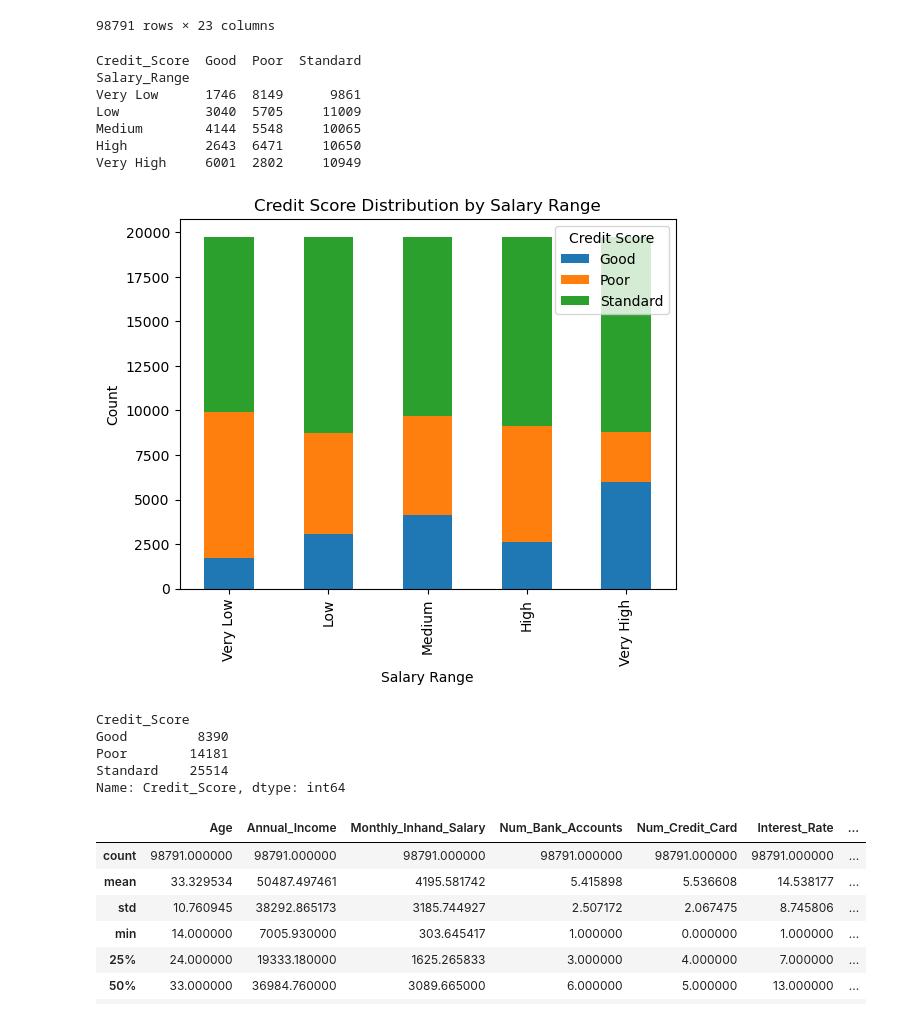
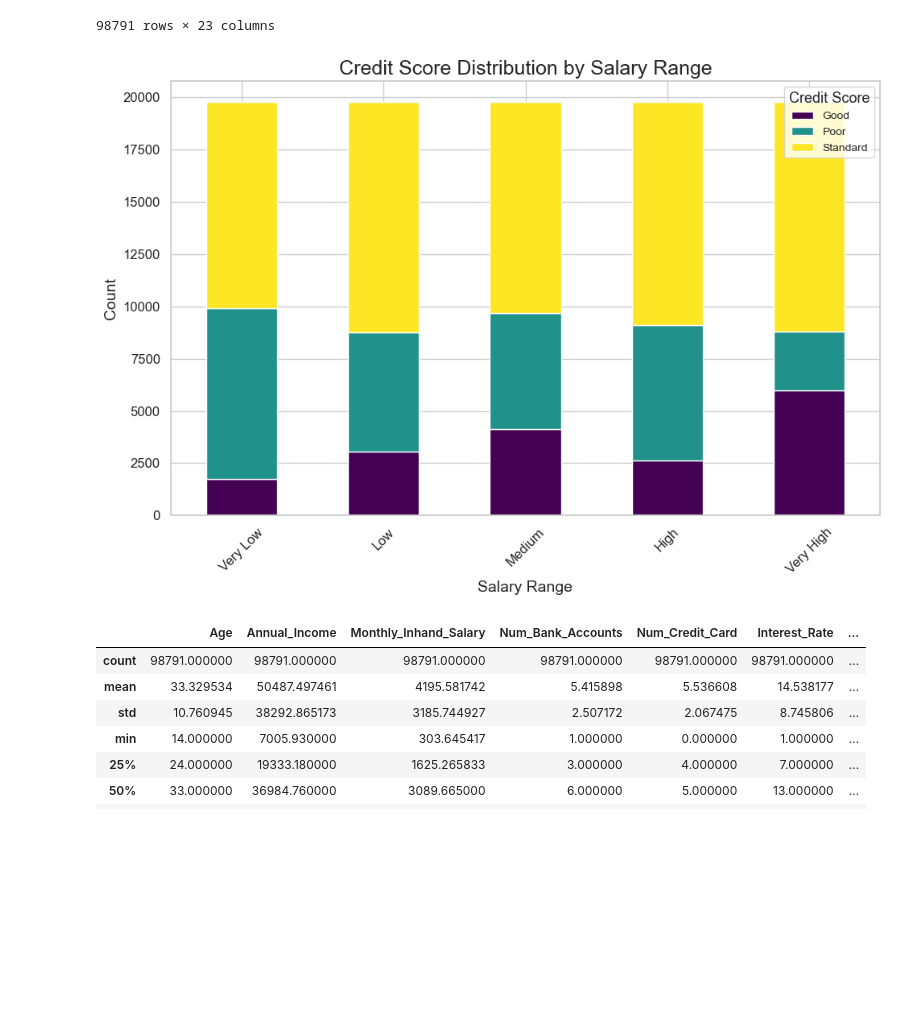
Before and after one commit to gamuhrai/Project-4-Credit-Worthiness, a Jupyter notebook: Credit-Score.ipynb, the cells around one changed output. Saved outputs shown, nothing was run; the diff lists cells and outputs as text; code cells hidden in the pictures; blank space fills up the shorter version.

Commit message:
Credit_Score.ipynb

```diff
--- a/Credit-Score.ipynb
+++ b/Credit-Score.ipynb
@@ -224,22 +217,31 @@ df1
 | 99999 | 25.0 | 39628.99 | 3359.415833 | 4.0 | 6.0 | 7.0 | ... |
 98791 rows × 23 columns
 # %%
-pivot_table = pd.pivot_table(df1, values='Annual_Income', index='Salary_Range', columns='Credit_Score', aggfunc='count', fill_value=0)
+pivot_table = pd.pivot_table(df1, values='Annual_Income', index='Salary_Range',
+                             columns='Credit_Score', aggfunc='count', fill_value=0)
 
-print(pivot_table)
-#Plot a bar graph
-pivot_table.plot(kind='bar', stacked=True)
-plt.title('Credit Score Distribution by Salary Range')
-plt.xlabel('Salary Range')
-plt.ylabel('Count')
-plt.legend(title='Credit Score')
+# Use Seaborn to set the aesthetics for better appearance
+sns.set_theme(style="whitegrid")
+
+# Plot a bar graph with better aesthetics
+ax = pivot_table.plot(kind='bar', stacked=True, figsize=(10, 7), colormap='viridis')
+
+# Title and labels with increased font sizes for better readability
+plt.title('Credit Score Distribution by Salary Range', fontsize=18)
+plt.xlabel('Salary Range', fontsize=14)
+plt.ylabel('Count', fontsize=14)
+
+# Customize the legend
+plt.legend(title='Credit Score', fontsize='small', title_fontsize='13')
+
+# Beautify the x and y axis ticks
+plt.xticks(rotation=45, fontsize=12)
+plt.yticks(fontsize=12)
+
+# Adding a tight layout to ensure everything fits without overlapping
+plt.tight_layout()
+
+# Show plot with an attractive layout
 plt.show()
 # %% [output]
-Credit_Score  Good  Poor  Standard
-Salary_Range
-Very Low      1746  8149      9861
-Low           3040  5705     11009
-Medium        4144  5548     10065
-High          2643  6471     10650
-Very High     6001  2802     10949
-[figure, old version]
+[figure, new version]
@@ -248,11 +248,3 @@ df2 = df1[df1["Annual_Income"] < 12*df1["Monthly_Inhand_Salary"]]
-# %%
-df2.groupby("Credit_Score")["Credit_Score"].agg("count")
-# %% [output]
-Credit_Score
-Good         8390
-Poor        14181
-Standard    25514
-Name: Credit_Score, dtype: int64
 # %%
 df1["Num_Bank_Accounts"] = df1["Num_Bank_Accounts"].apply(lambda x: abs(x) if x !=0 else x+1)
 # %%
```
Also changed, not shown: parts of 11 cells of this notebook.
